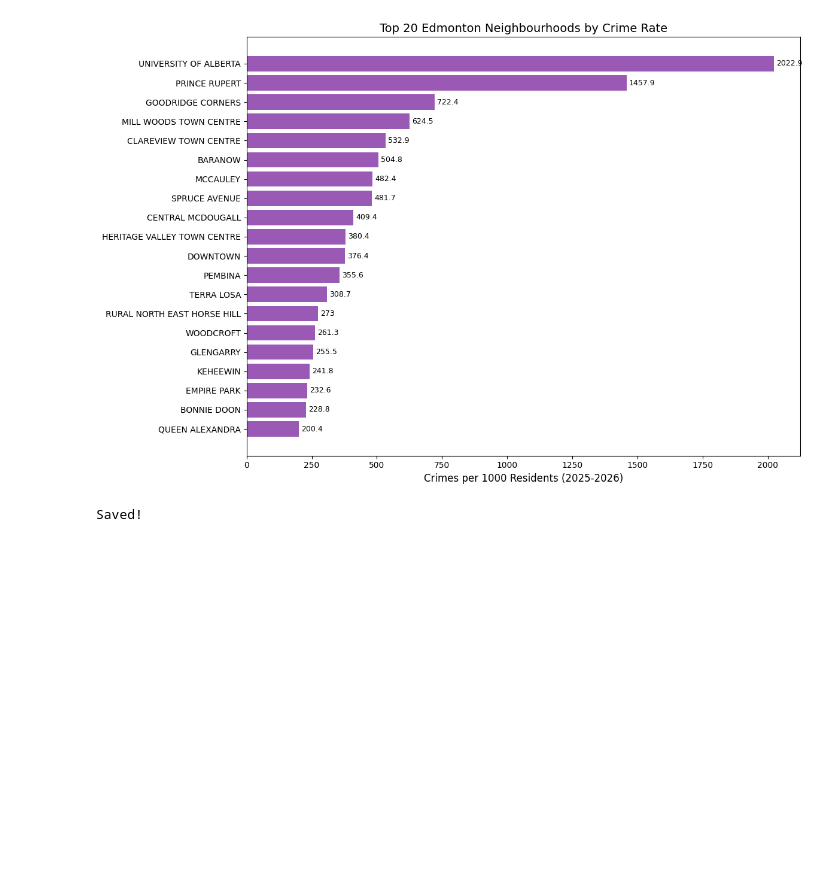
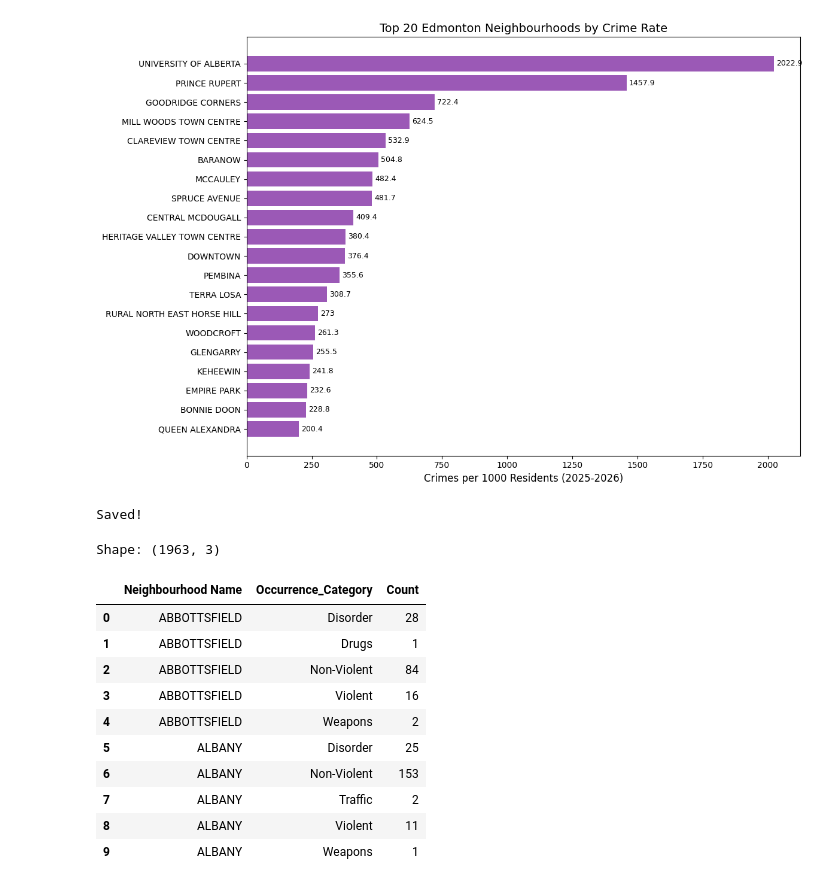
Before and after one commit to dladh/Edmonton-crime-analysis, a Jupyter notebook: notebooks/analysis.ipynb, the cells around one changed output. Saved outputs shown, nothing was run; the diff lists cells and outputs as text; code cells hidden in the pictures; blank space fills up the shorter version.

```diff
--- a/notebooks/analysis.ipynb
+++ b/notebooks/analysis.ipynb
@@ -349,3 +370,29 @@ print("Saved!")
 # %% [output]
 [figure]
 Saved!
+# %%
+# Step 17: Prepare features for clustering
+# We need numeric features per neighbourhood
+# We'll use: crime rate + breakdown of crime types as percentages
+
+# First get crime type counts per neighbourhood
+crime_features = crime_with_neighbourhood.groupby(
+    ['Neighbourhood Name', 'Occurrence_Category']
+).size().reset_index()
+crime_features.columns = ['Neighbourhood Name', 'Occurrence_Category', 'Count']
+
+print("Shape:", crime_features.shape)
+crime_features.head(10)
+# %% [output]
+Shape: (1963, 3)
+|  | Neighbourhood Name | Occurrence_Category | Count |
+| 0 | ABBOTTSFIELD | Disorder | 28 |
+| 1 | ABBOTTSFIELD | Drugs | 1 |
+| 2 | ABBOTTSFIELD | Non-Violent | 84 |
+| 3 | ABBOTTSFIELD | Violent | 16 |
+| 4 | ABBOTTSFIELD | Weapons | 2 |
+| 5 | ALBANY | Disorder | 25 |
+| 6 | ALBANY | Non-Violent | 153 |
+| 7 | ALBANY | Traffic | 2 |
+| 8 | ALBANY | Violent | 11 |
+| 9 | ALBANY | Weapons | 1 |
```
Also changed, not shown: parts of 12 cells of this notebook, 3 other files.
